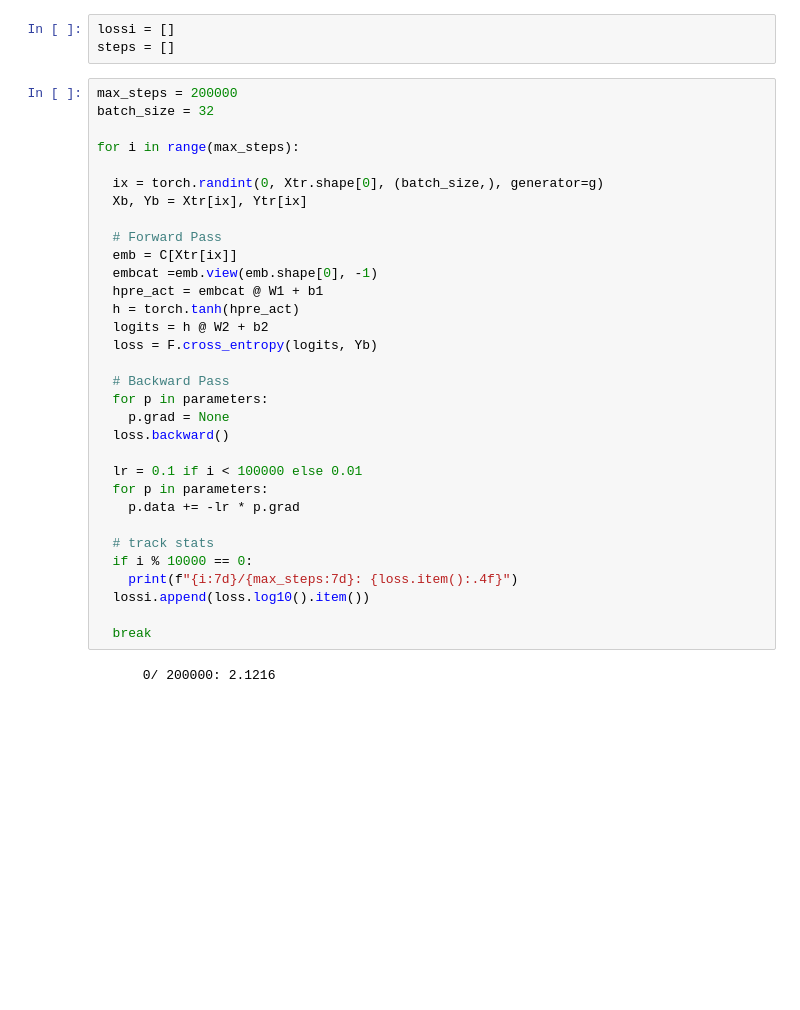
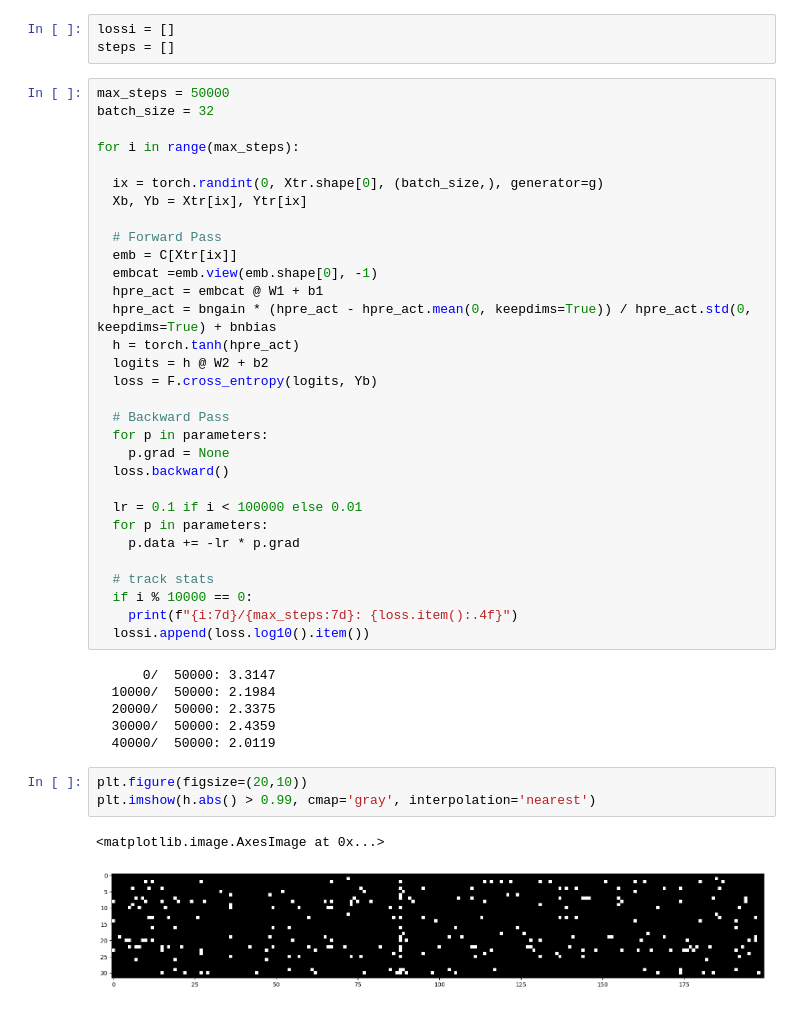
Before and after one commit to akshaypat444/pytorch_experiments, a Jupyter notebook: make_more_3.ipynb, the cells around one changed output. Saved outputs shown, nothing was run; the diff lists cells and outputs as text; blank space fills up the shorter version.

```diff
--- a/make_more_3.ipynb
+++ b/make_more_3.ipynb
@@ -92,7 +97,7 @@ for p in parameters:
 lossi = []
 steps = []
 # %%
-max_steps = 200000
+max_steps = 50000
 batch_size = 32
 
 for i in range(max_steps):
@@ -104,6 +109,7 @@ for i in range(max_steps):
   emb = C[Xtr[ix]]
   embcat =emb.view(emb.shape[0], -1)
   hpre_act = embcat @ W1 + b1
+  hpre_act = bngain * (hpre_act - hpre_act.mean(0, keepdims=True)) / hpre_act.std(0, keepdims=True) + bnbias
   h = torch.tanh(hpre_act)
   logits = h @ W2 + b2
   loss = F.cross_entropy(logits, Yb)
@@ -121,10 +127,18 @@ for i in range(max_steps):
   if i % 10000 == 0:
     print(f"{i:7d}/{max_steps:7d}: {loss.item():.4f}")
   lossi.append(loss.log10().item())
-
-  break
 # %% [output]
-      0/ 200000: 2.1216
+      0/  50000: 3.3147
+  10000/  50000: 2.1984
+  20000/  50000: 2.3375
+  30000/  50000: 2.4359
+  40000/  50000: 2.0119
+# %%
+plt.figure(figsize=(20,10))
+plt.imshow(h.abs() > 0.99, cmap='gray', interpolation='nearest')
+# %% [output]
+<matplotlib.image.AxesImage at 0x...>
+[figure, added]
 # %%
 plt.hist(h.view(-1).tolist(), 50);
 # %% [output]
```
Also changed, not shown: parts of 8 cells of this notebook.
